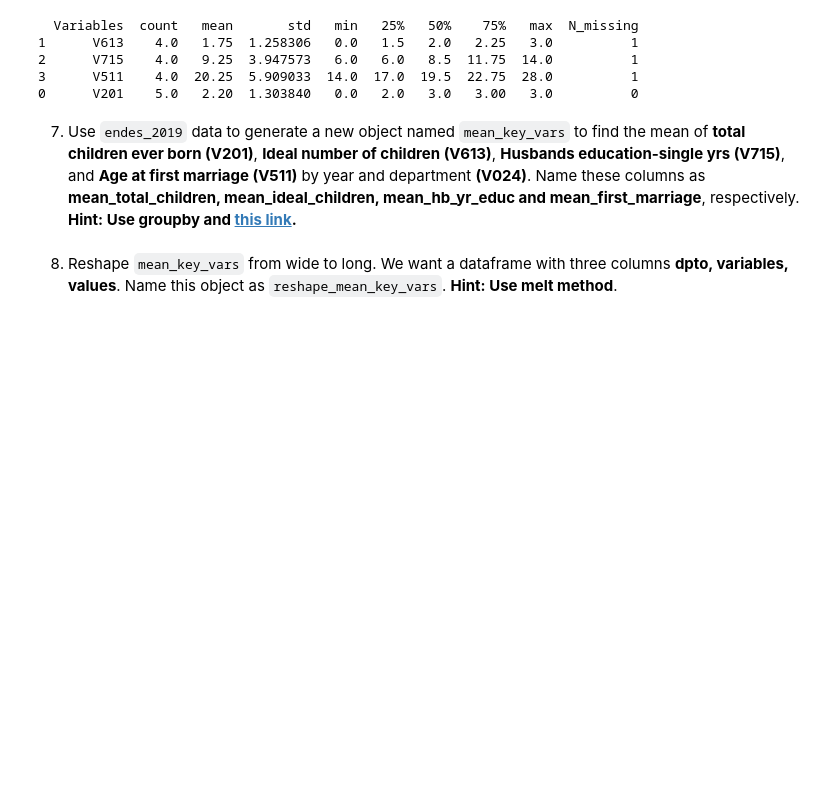
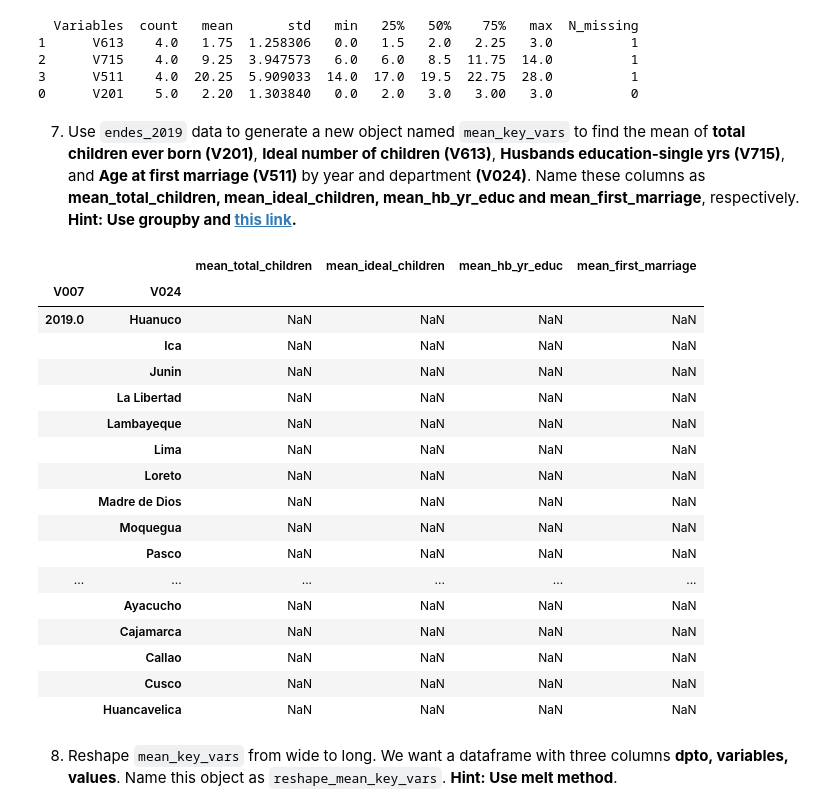
Before and after one commit to alexanderquispe/Diplomado_PUCP, a Jupyter notebook: Lecture_3/Assigment3/group_3_ass_3_2022.ipynb, the cells around one changed output. Drawn from its saved outputs; the diff is of its cells as text; code cells hidden in the pictures; blank space fills up the shorter version.

```diff
--- a/Lecture_3/Assigment3/group_3_ass_3_2022.ipynb
+++ b/Lecture_3/Assigment3/group_3_ass_3_2022.ipynb
@@ -314,6 +314,38 @@ print(df_describe)
 0      V201    5.0   2.20  1.303840   0.0   2.0   3.0   3.00   3.0          0
 # %% [markdown]
 7. Use `endes_2019` data to generate a new object named `mean_key_vars` to find the mean of **total children ever born (V201)**, **Ideal number of children (V613)**, **Husbands education-single yrs (V715)**, and **Age at first marriage (V511)** by year and department **(V024)**. Name these columns as **mean_total_children, mean_ideal_children, mean_hb_yr_educ and mean_first_marriage**, respectively. **Hint: Use groupby and [this link](https://stackoverflow.com/questions/40901770/is-there-a-simple-way-to-change-a-column-of-yes-no-to-1-0-in-a-pandas-dataframe).**
+# %%
+# change the type of the categorical to numbers
+endes_2019["V201"] = pd.to_numeric(endes_2019["V201"], errors='coerce')
+endes_2019["V613"] = pd.to_numeric(endes_2019["V613"], errors='coerce')
+endes_2019["V715"] = pd.to_numeric(endes_2019["V715"], errors='coerce')
+endes_2019["V511"] = pd.to_numeric(endes_2019["V511"], errors='coerce')
+# %%
+## Group by year and department, then use aggregate function to get the mean of each column
+## Change column names
+mean_key_vars = endes_2019.groupby(["V007", "V024"])["V201","V613","V715","V511"].mean()
+mean_key_vars = mean_key_vars.rename(columns={"V024": "Region", "V201":"mean_total_children", "V613":"mean_ideal_children", "V715":"mean_hb_yr_educ", "V511":"mean_first_marriage"})
+
+mean_key_vars
+# %% [output]
+|  |  | mean_total_children | mean_ideal_children | mean_hb_yr_educ | mean_first_marriage |
+| V007 | V024 |  |  |  |  |
+| 2019.0 | Huanuco | NaN | NaN | NaN | NaN |
+|  | Ica | NaN | NaN | NaN | NaN |
+|  | Junin | NaN | NaN | NaN | NaN |
+|  | La Libertad | NaN | NaN | NaN | NaN |
+|  | Lambayeque | NaN | NaN | NaN | NaN |
+|  | Lima | NaN | NaN | NaN | NaN |
+|  | Loreto | NaN | NaN | NaN | NaN |
+|  | Madre de Dios | NaN | NaN | NaN | NaN |
+|  | Moquegua | NaN | NaN | NaN | NaN |
+|  | Pasco | NaN | NaN | NaN | NaN |
+| ... | ... | ... | ... | ... | ... |
+|  | Ayacucho | NaN | NaN | NaN | NaN |
+|  | Cajamarca | NaN | NaN | NaN | NaN |
+|  | Callao | NaN | NaN | NaN | NaN |
+|  | Cusco | NaN | NaN | NaN | NaN |
+|  | Huancavelica | NaN | NaN | NaN | NaN |
 # %% [markdown]
 8. Reshape `mean_key_vars` from wide to long. We want a dataframe with three columns **dpto, variables, values**. Name this object as `reshape_mean_key_vars`. **Hint: Use melt method**.
 # %% [markdown]
```
